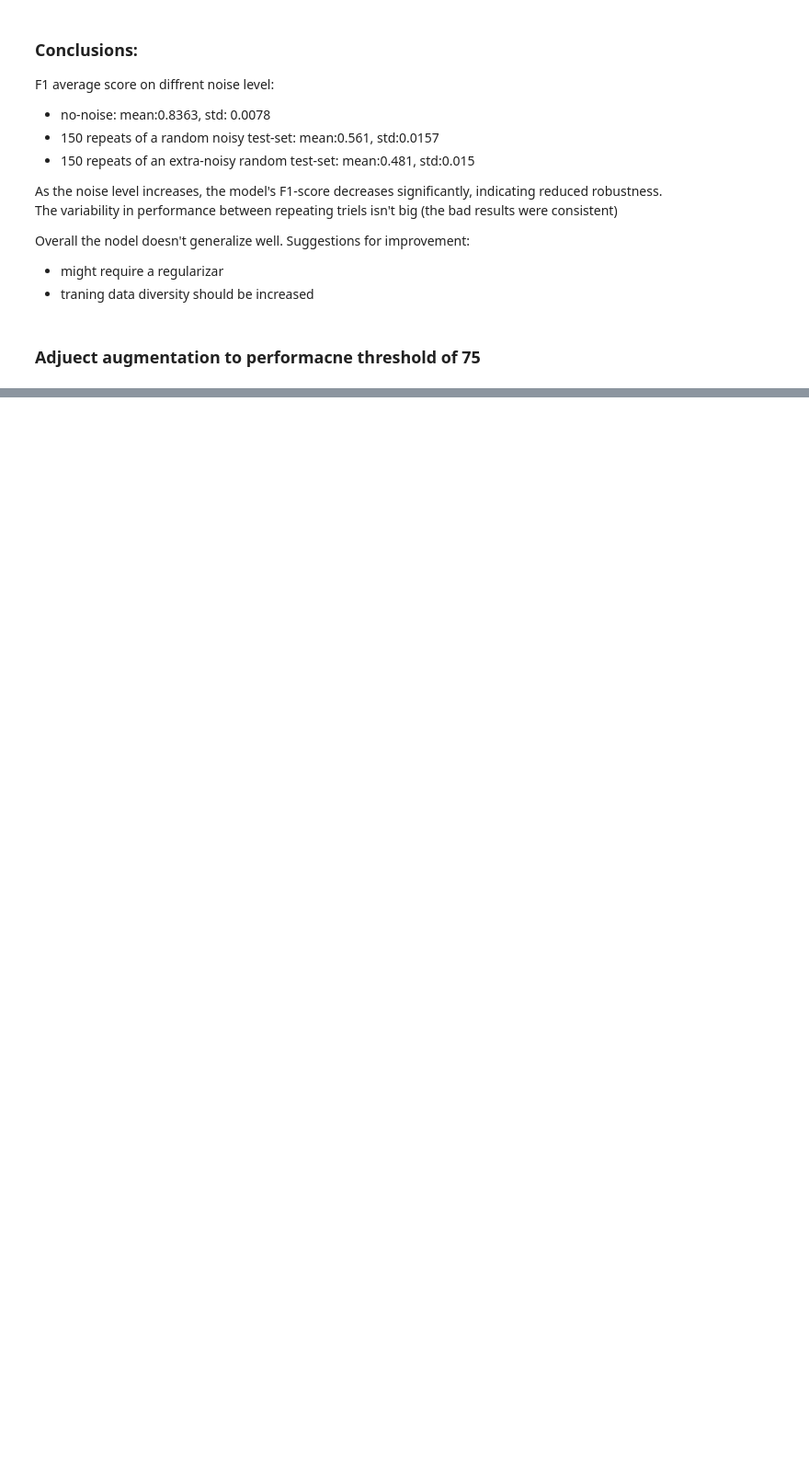
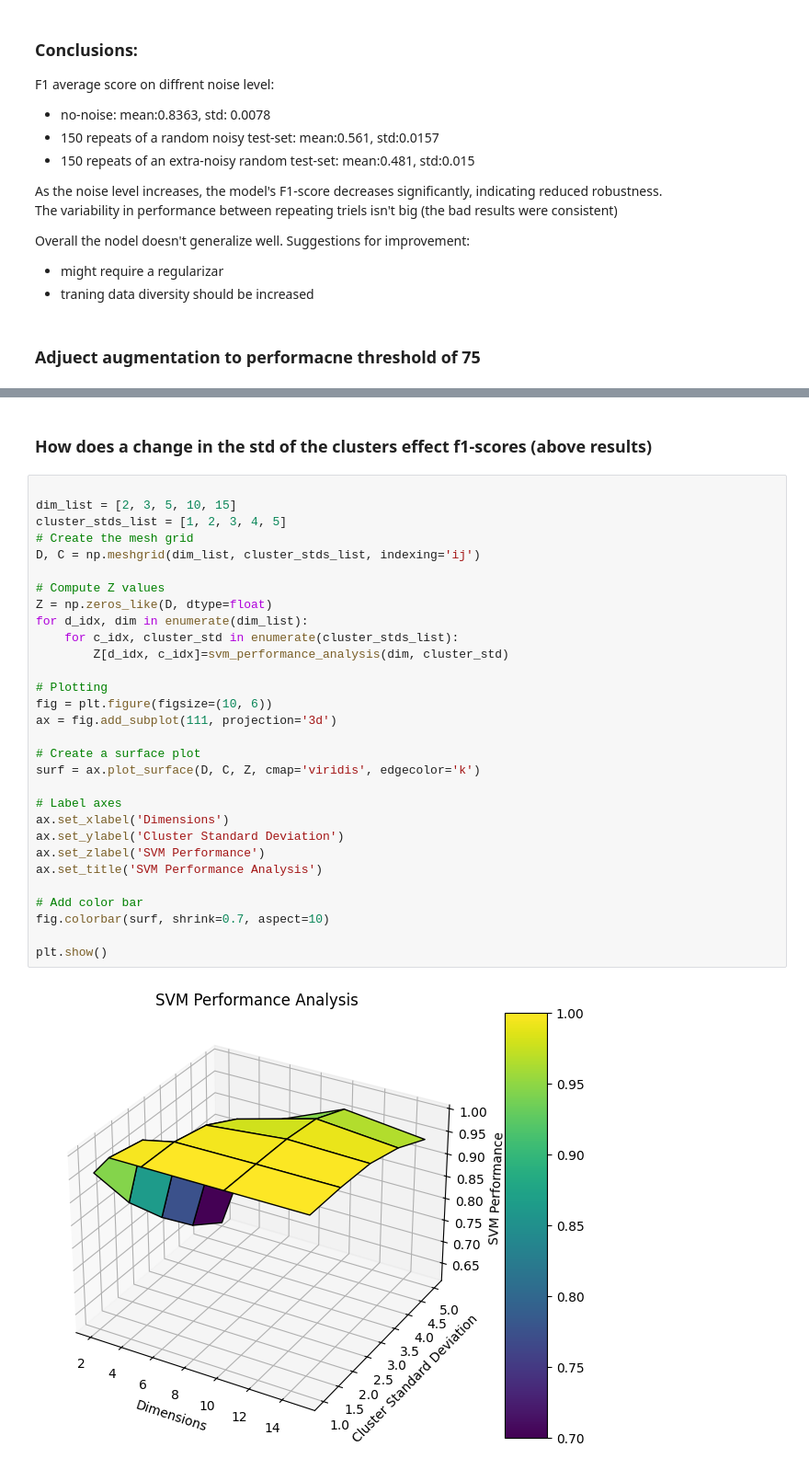
Before and after one commit to mcolesh/ds_playground, a Jupyter notebook: app_notebook.ipynb, the cells around one changed output, grey strips where cells are left out. Shown at 92% size. Saved outputs shown, nothing was run; the diff lists cells and outputs as text; blank space fills up the shorter version.

```diff
--- a/app_notebook.ipynb
+++ b/app_notebook.ipynb
@@ -474,0 +537,34 @@ NameError: name 'random' is not defined
+# %% [markdown]
+### How does a change in the std of the clusters effect f1-scores (above results)
+# %%
+
+dim_list = [2, 3, 5, 10, 15]
+cluster_stds_list = [1, 2, 3, 4, 5]
+# Create the mesh grid
+D, C = np.meshgrid(dim_list, cluster_stds_list, indexing='ij')
+
+# Compute Z values
+Z = np.zeros_like(D, dtype=float)
+for d_idx, dim in enumerate(dim_list):
+    for c_idx, cluster_std in enumerate(cluster_stds_list):
+        Z[d_idx, c_idx]=svm_performance_analysis(dim, cluster_std)
+
+# Plotting
+fig = plt.figure(figsize=(10, 6))
+ax = fig.add_subplot(111, projection='3d')
+
+# Create a surface plot
+surf = ax.plot_surface(D, C, Z, cmap='viridis', edgecolor='k')
+
+# Label axes
+ax.set_xlabel('Dimensions')
+ax.set_ylabel('Cluster Standard Deviation')
+ax.set_zlabel('SVM Performance')
+ax.set_title('SVM Performance Analysis')
+
+# Add color bar
+fig.colorbar(surf, shrink=0.7, aspect=10)
+
+plt.show()
+# %% [output]
+[figure, added]
```
Also changed, not shown: parts of 13 cells of this notebook.
